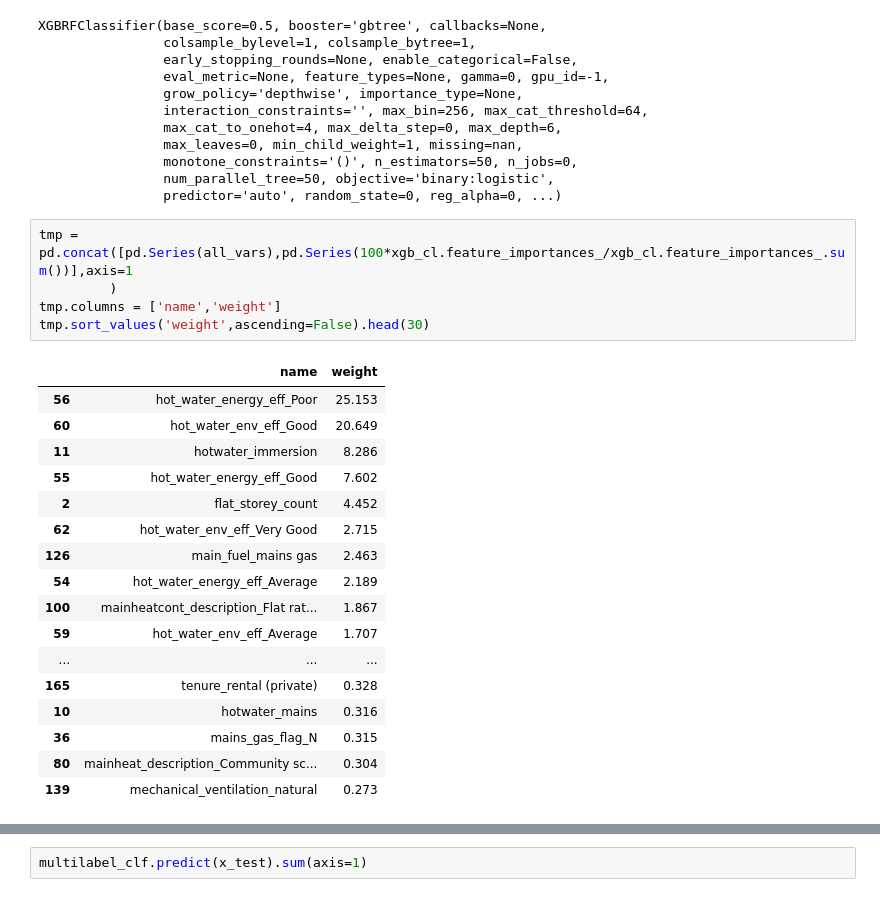
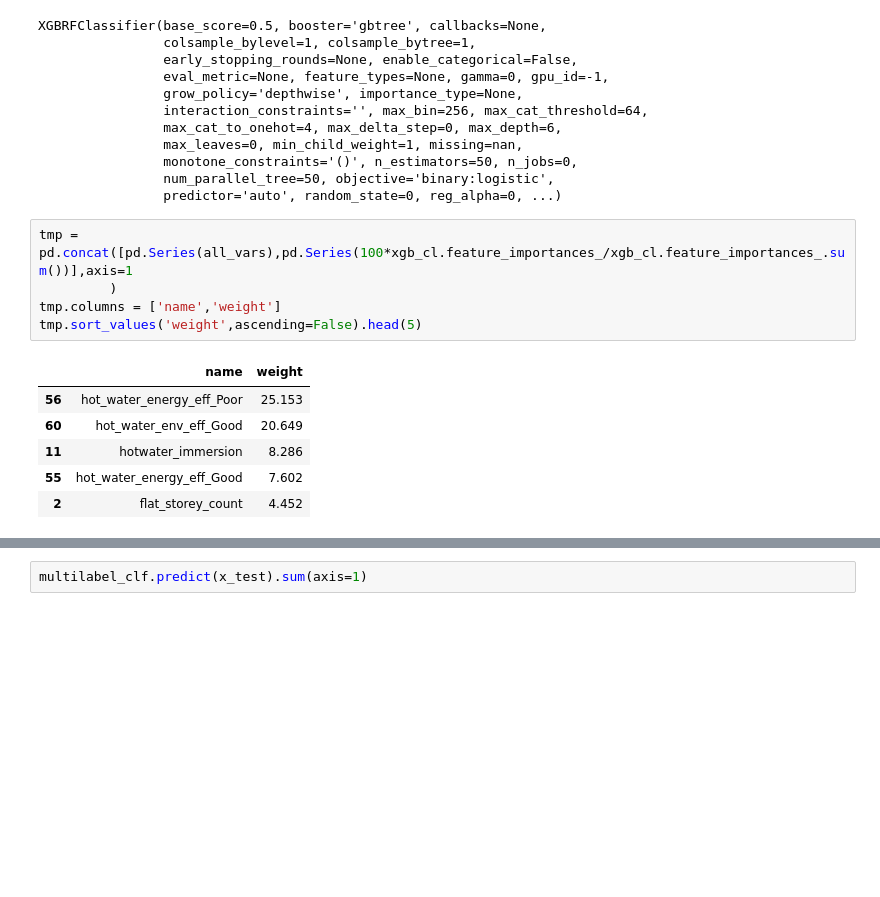
Before and after one commit to pierodellagiustina/epc-recc-analysis, a Jupyter notebook: analysis.ipynb, the cells around one changed output, grey strips where cells are left out. Cells and saved outputs as stored; diff of their text form; blank space fills up the shorter version.

```diff
--- a/analysis.ipynb
+++ b/analysis.ipynb
@@ -1456,24 +1392,13 @@ XGBRFClassifier(base_score=0.5, booster='gbtree', callbacks=None,
 # %%
 tmp = pd.concat([pd.Series(all_vars),pd.Series(100*xgb_cl.feature_importances_/xgb_cl.feature_importances_.sum())],axis=1
          )
 tmp.columns = ['name','weight']
-tmp.sort_values('weight',ascending=False).head(30)
+tmp.sort_values('weight',ascending=False).head(5)
 # %% [output]
 |  | name | weight |
 | 56 | hot_water_energy_eff_Poor | 25.153 |
 | 60 | hot_water_env_eff_Good | 20.649 |
 | 11 | hotwater_immersion | 8.286 |
 | 55 | hot_water_energy_eff_Good | 7.602 |
 | 2 | flat_storey_count | 4.452 |
-| 62 | hot_water_env_eff_Very Good | 2.715 |
-| 126 | main_fuel_mains gas | 2.463 |
-| 54 | hot_water_energy_eff_Average | 2.189 |
-| 100 | mainheatcont_description_Flat rat... | 1.867 |
-| 59 | hot_water_env_eff_Average | 1.707 |
-| ... | ... | ... |
-| 165 | tenure_rental (private) | 0.328 |
-| 10 | hotwater_mains | 0.316 |
-| 36 | mains_gas_flag_N | 0.315 |
-| 80 | mainheat_description_Community sc... | 0.304 |
-| 139 | mechanical_ventilation_natural | 0.273 |
 # %%
```
Also changed, not shown: parts of 40 cells of this notebook, 2 other files.
